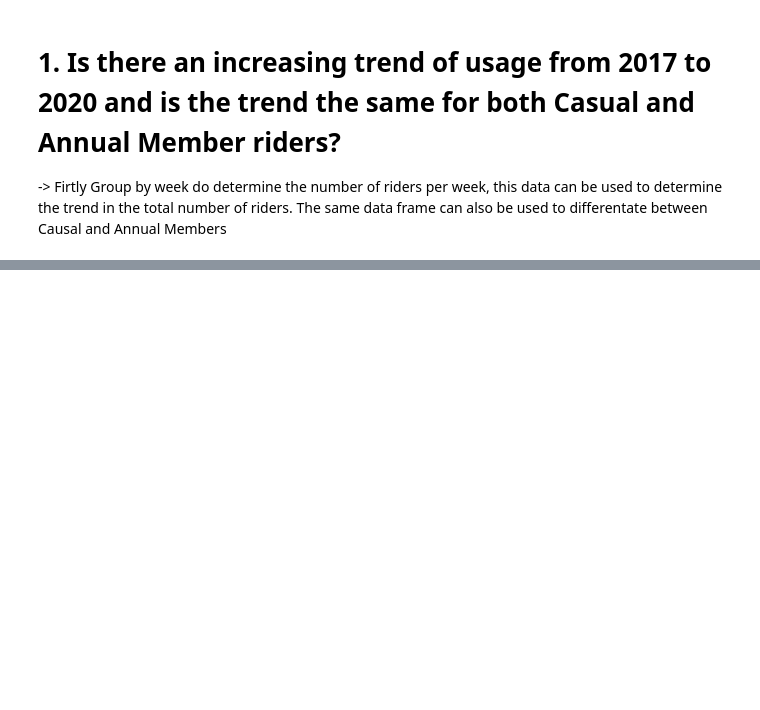
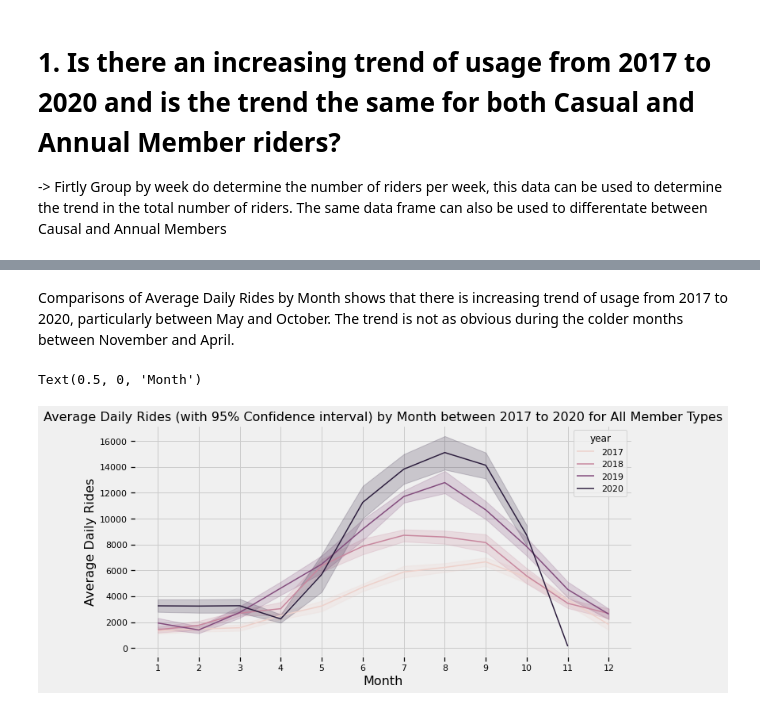
Before and after one commit to yokoyana/toronto_bike_share, a Jupyter notebook: project2.ipynb, the cells around one changed output, grey strips where cells are left out. Cells and saved outputs as stored; diff of their text form; code cells hidden in the pictures; blank space fills up the shorter version.

```diff
--- a/project2.ipynb
+++ b/project2.ipynb
@@ -235,0 +289,17 @@ plt.show()
+# %% [markdown]
+Comparisons of Average Daily Rides by Month shows that there is increasing trend of usage from 2017 to 2020, particularly between May and October. The trend is not as obvious during the colder months between November and April.
+# %%
+import matplotlib.ticker as ticker
+
+plt.figure(figsize=(10,5))
+usage2=sns.lineplot(data=df_usage_perd, x="month", y="trip_count", hue="year", err_style = 'band', ci=95)
+usage2.axes.set_title("Average Daily Rides (with 95% Confidence interval) by Month between 2017 to 2020 for All Member Types",
+                      fontsize=16)
+usage2.xaxis.set_major_locator(ticker.MultipleLocator(1))
+usage2.set_ylabel("Average Daily Rides",
+                  fontsize=16)
+usage2.set_xlabel("Month",
+                  fontsize=16)
+# %% [output]
+Text(0.5, 0, 'Month')
+[figure, added]
```
Also changed, not shown: parts of 20 cells of this notebook, 1 other file.
